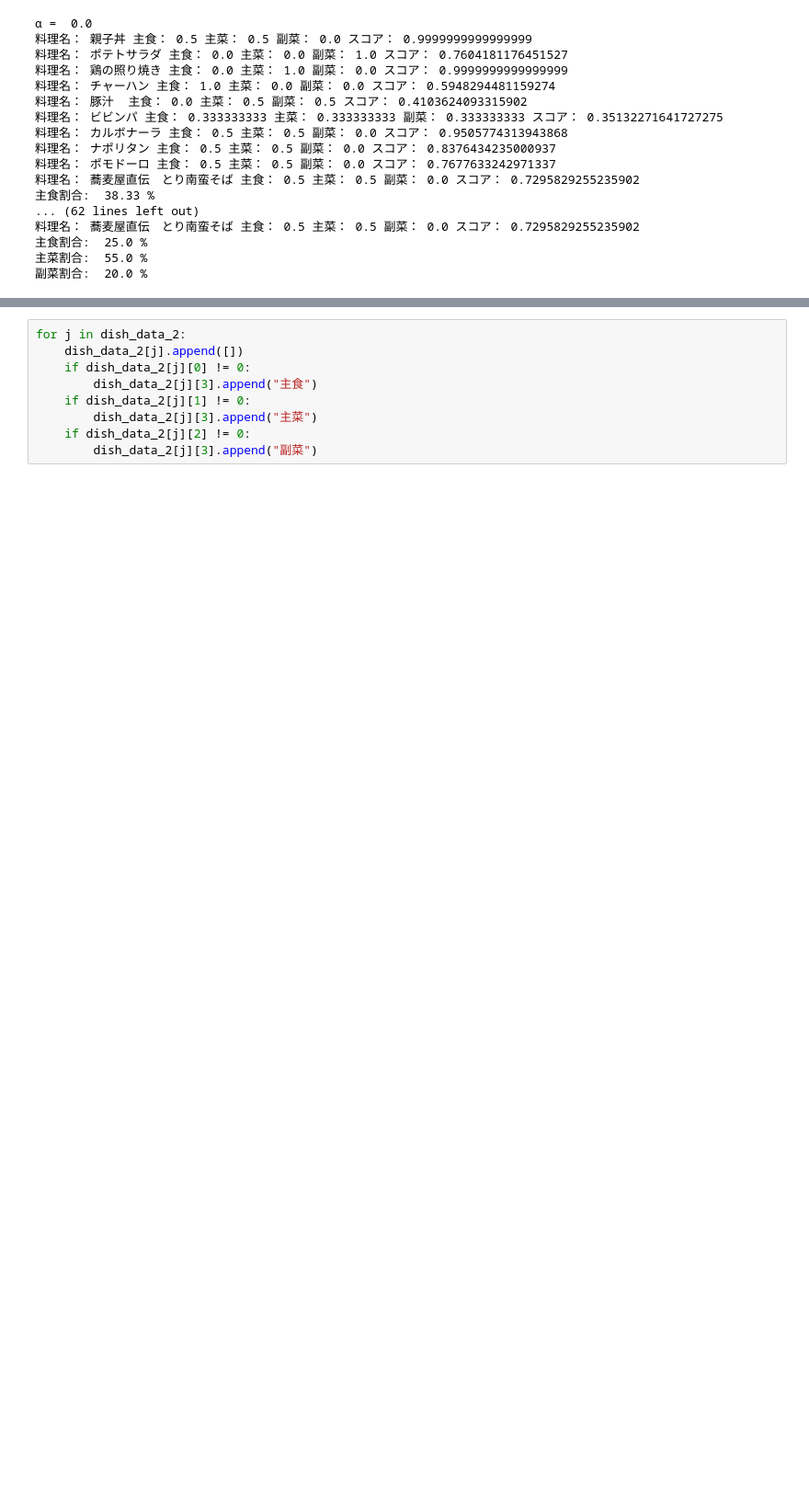
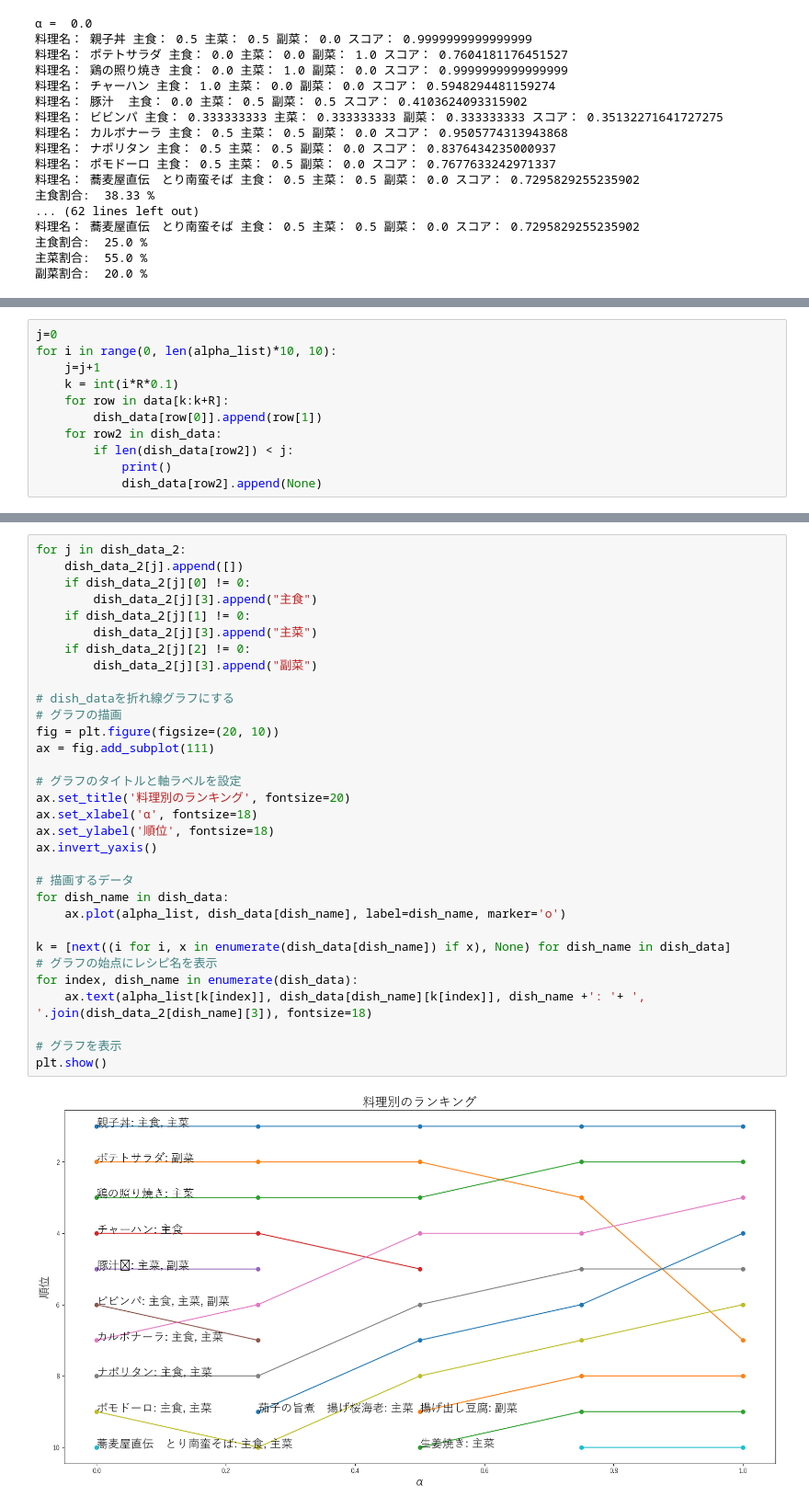
Before and after one commit to rin-m/RecipeSearch, a Jupyter notebook: out_ranking.ipynb, the cells around one changed output, grey strips where cells are left out. Shown at 92% size. Cells and saved outputs as stored; diff of their text form; blank space fills up the shorter version.

```diff
--- a/out_ranking.ipynb
+++ b/out_ranking.ipynb
@@ -449,0 +407,11 @@ plt.show()
+# %%
+j=0
+for i in range(0, len(alpha_list)*10, 10):
+    j=j+1
+    k = int(i*R*0.1)
+    for row in data[k:k+R]:
+        dish_data[row[0]].append(row[1])
+    for row2 in dish_data:
+        if len(dish_data[row2]) < j:
+            print()
+            dish_data[row2].append(None)
@@ -450,9 +434,34 @@ plt.show()
 # %%
 for j in dish_data_2:
     dish_data_2[j].append([])
     if dish_data_2[j][0] != 0:
         dish_data_2[j][3].append("主食")
     if dish_data_2[j][1] != 0:
         dish_data_2[j][3].append("主菜")
     if dish_data_2[j][2] != 0:
         dish_data_2[j][3].append("副菜")
+
+# dish_dataを折れ線グラフにする
+# グラフの描画
+fig = plt.figure(figsize=(20, 10))
+ax = fig.add_subplot(111)
+
+# グラフのタイトルと軸ラベルを設定
+ax.set_title('料理別のランキング', fontsize=20)
+ax.set_xlabel('α', fontsize=18)
+ax.set_ylabel('順位', fontsize=18)
+ax.invert_yaxis()
+
+# 描画するデータ
+for dish_name in dish_data:
+    ax.plot(alpha_list, dish_data[dish_name], label=dish_name, marker='o')
+
+k = [next((i for i, x in enumerate(dish_data[dish_name]) if x), None) for dish_name in dish_data]
+# グラフの始点にレシピ名を表示
+for index, dish_name in enumerate(dish_data):
+    ax.text(alpha_list[k[index]], dish_data[dish_name][k[index]], dish_name +': '+ ', '.join(dish_data_2[dish_name][3]), fontsize=18)
+
+# グラフを表示
+plt.show()
+# %% [output]
+[figure, added]
```
Also changed, not shown: parts of 13 cells of this notebook.
